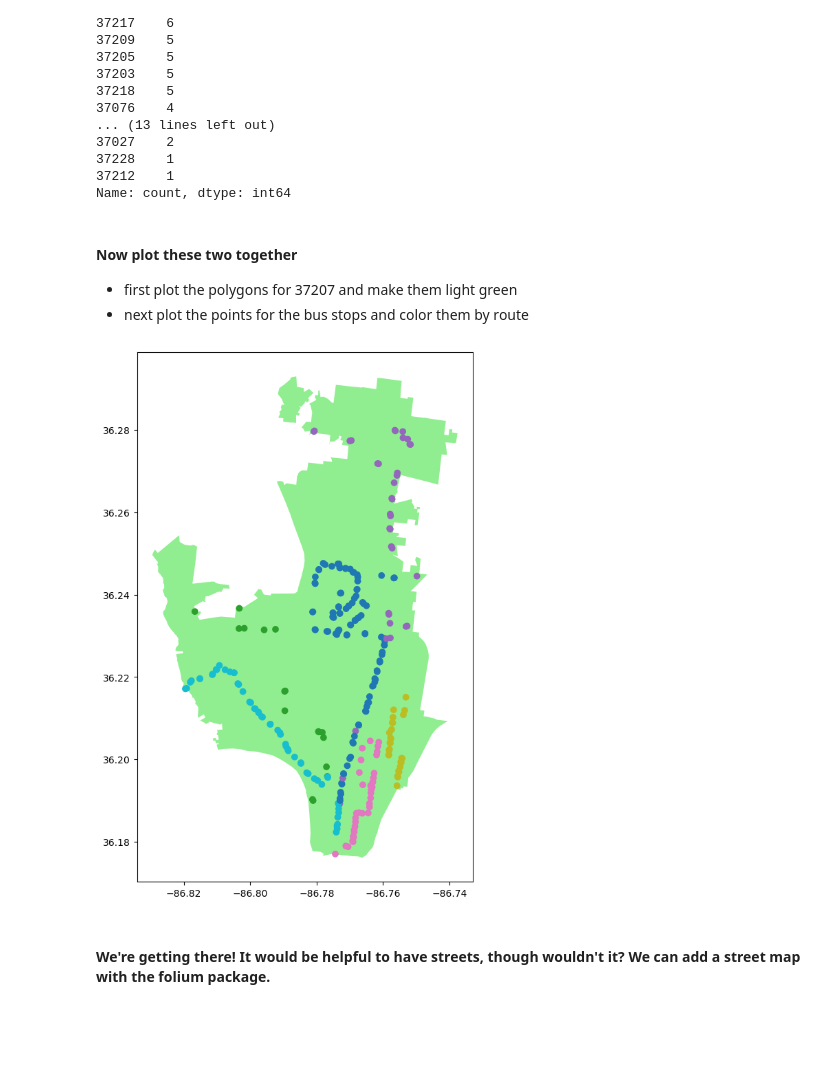
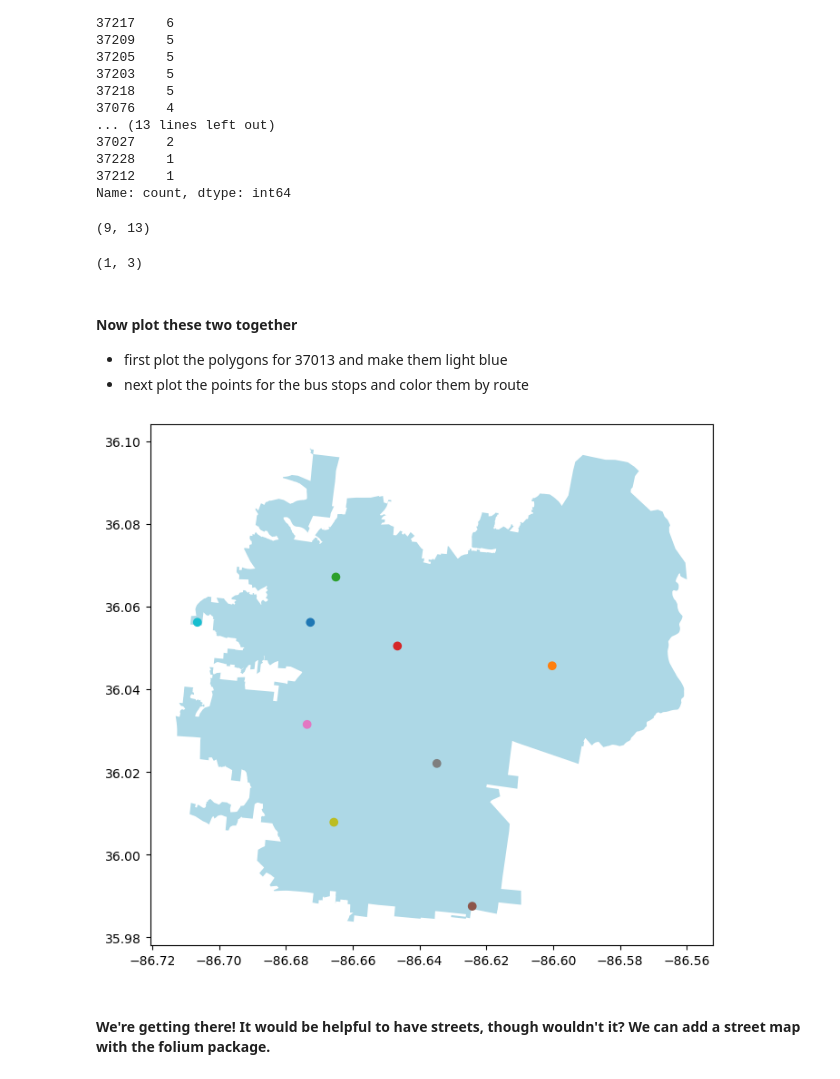
Before and after one commit to NSS-Data-Analytics-Cohort-8/geospatial-python-workshop-BrandylynLanders, a Jupyter notebook: notebooks/bml_geospatial_attempt1.ipynb, the cells around one changed output. Saved outputs shown, nothing was run; the diff lists cells and outputs as text; code cells hidden in the pictures; blank space fills up the shorter version.

```diff
--- a/notebooks/bml_geospatial_attempt1.ipynb
+++ b/notebooks/bml_geospatial_attempt1.ipynb
@@ -182,17 +183,27 @@ zip
 37228    1
 37212    1
 Name: count, dtype: int64
+# %%
+sirens_in_37013 = sirens_by_zip.loc[sirens_by_zip['zip'] == '37013']
+sirens_in_37013.shape
+# %% [output]
+(9, 13)
+# %%
+polygon37013 = zipcodes.loc[zipcodes['zip'] == '37013']
+polygon37013.shape
+# %% [output]
+(1, 3)
 # %% [markdown]
 #### Now plot these two together
-- first plot the polygons for 37207 and make them light green
+- first plot the polygons for 37013 and make them light blue
 - next plot the points for the bus stops and color them by route
 # %%
 #fig, ax = matplotlib.subplots()
-ax = polygon37207.plot(figsize = (8, 10), color = 'lightgreen')
-stops_in_37207.plot( ax = ax, column = 'route');
+ax = polygon37013.plot(figsize = (8, 10), color = 'lightblue')
+sirens_in_37013.plot( ax = ax, column = 'Site Name');
 plt.show();
 # %% [output]
-[figure, old version]
+[figure, new version]
 # %% [markdown]
 #### We're getting there! It would be helpful to have streets, though wouldn't it? We can add a street map with the folium package.
 # %% [markdown]
```
Also changed, not shown: parts of 11 cells of this notebook.
